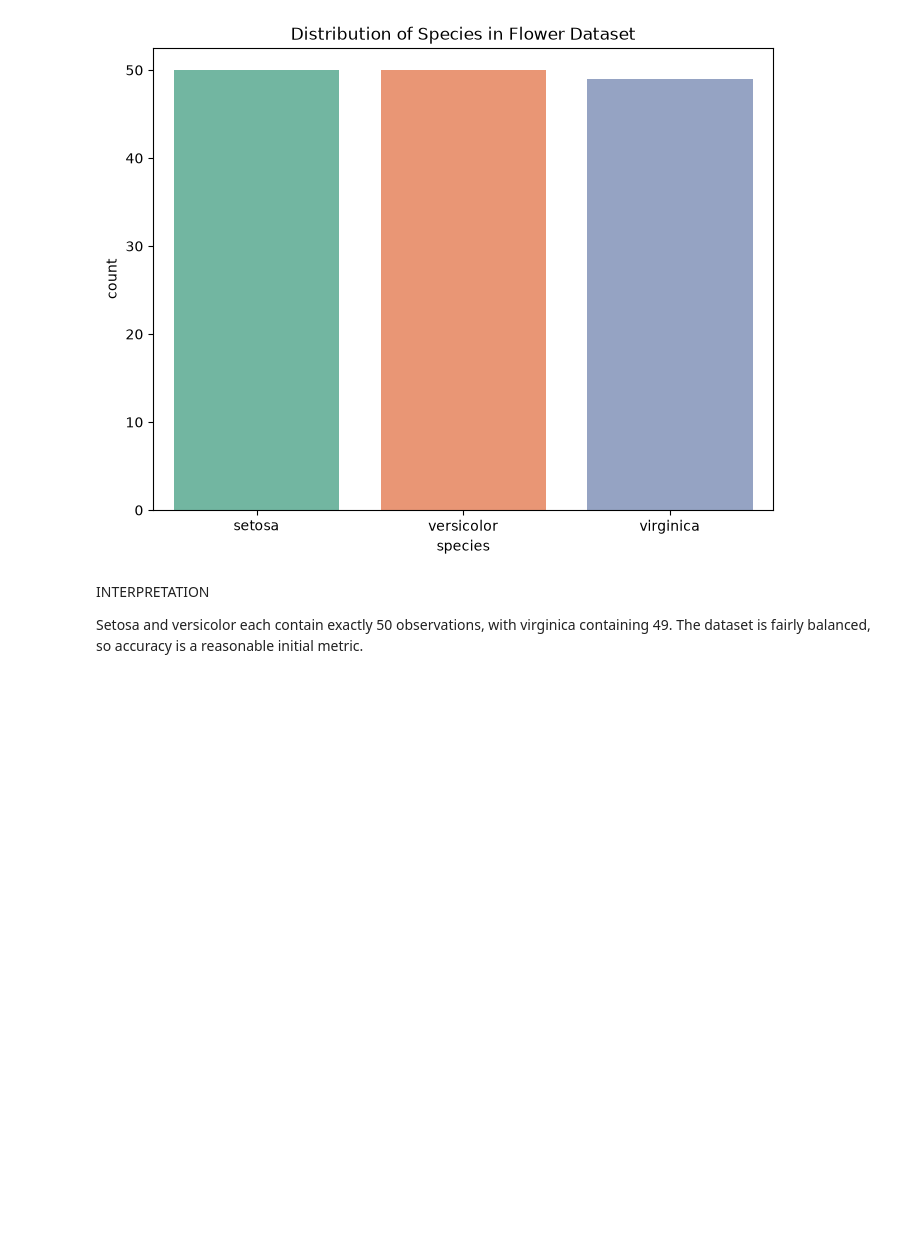
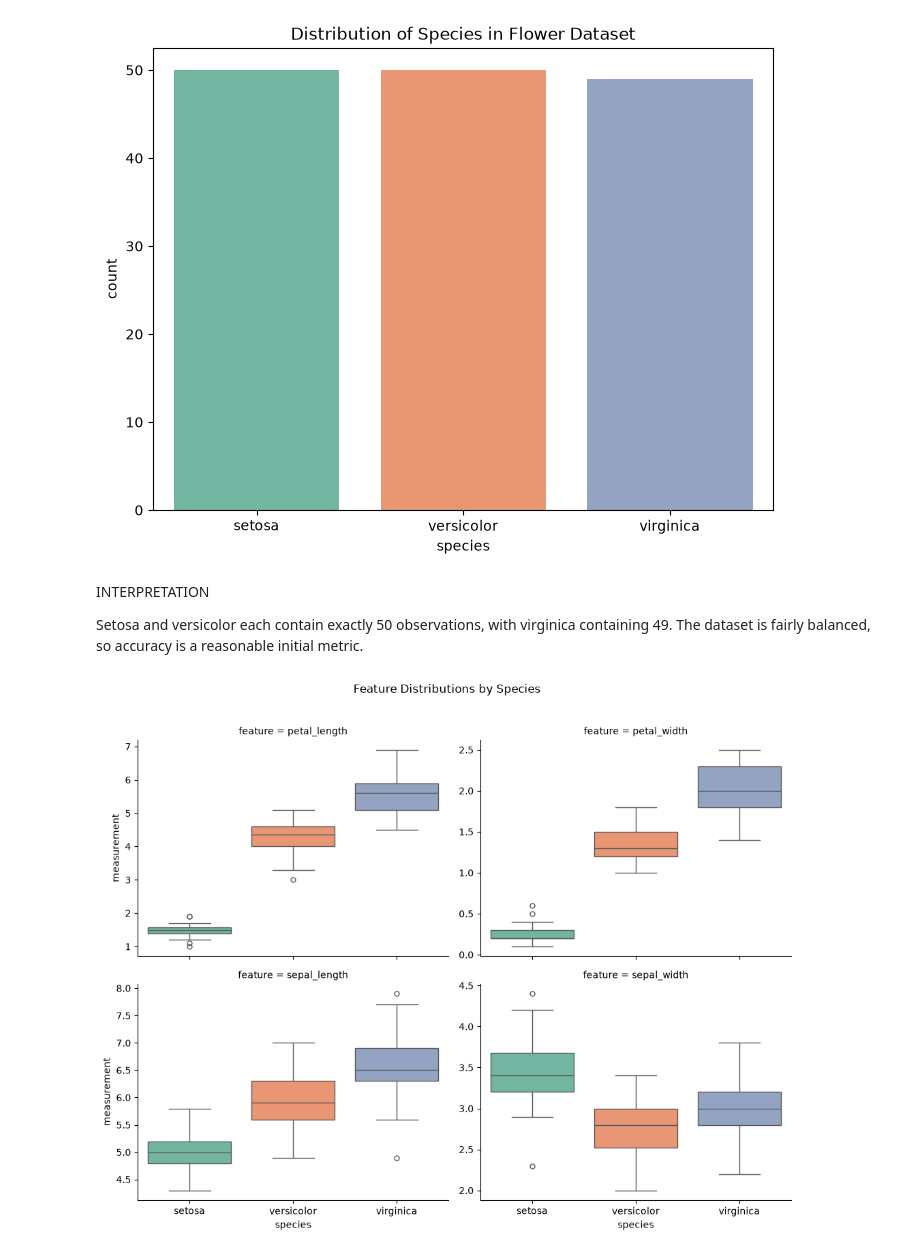
Before and after one commit to timomugishan8-ai/Datheon_Machine_Learning_and_Data_Science_Internship., a Jupyter notebook: Multi-Class Benchmark Classification Pipeline/Notebooks/2_eda.ipynb, the cells around one changed output. Cells and saved outputs as stored; diff of their text form; code cells hidden in the pictures; blank space fills up the shorter version.

```diff
--- a/Multi-Class Benchmark Classification Pipeline/Notebooks/2_eda.ipynb
+++ b/Multi-Class Benchmark Classification Pipeline/Notebooks/2_eda.ipynb
@@ -52,3 +52,34 @@ Passing `palette` without assigning `hue` is deprecated and will be removed in v
 INTERPRETATION
 
 Setosa and versicolor each contain exactly 50 observations, with virginica containing 49. The dataset is fairly balanced, so accuracy is a reasonable initial metric.
+# %%
+### 4. Boxplots of the four numeric features
+
+# Melt the feature columns so all four distributions use a consistent layout.
+feature_columns = ["petal_length", "petal_width", "sepal_length", "sepal_width"]
+boxplot_df = flower_df.melt(
+    id_vars="species",
+    value_vars=feature_columns,
+    var_name="feature",
+    value_name="measurement",
+)
+
+sns.catplot(
+    data=boxplot_df,
+    x="species",
+    y="measurement",
+    col="feature",
+    kind="box",
+    col_wrap=2,
+    sharey=False,
+    hue="species",
+    palette="Set2",
+    legend=False,
+    height=4,
+    aspect=1.3,
+)
+plt.suptitle("Feature Distributions by Species", y=1.02)
+plt.tight_layout()
+plt.show()
+# %% [output]
+[figure, added]
```
